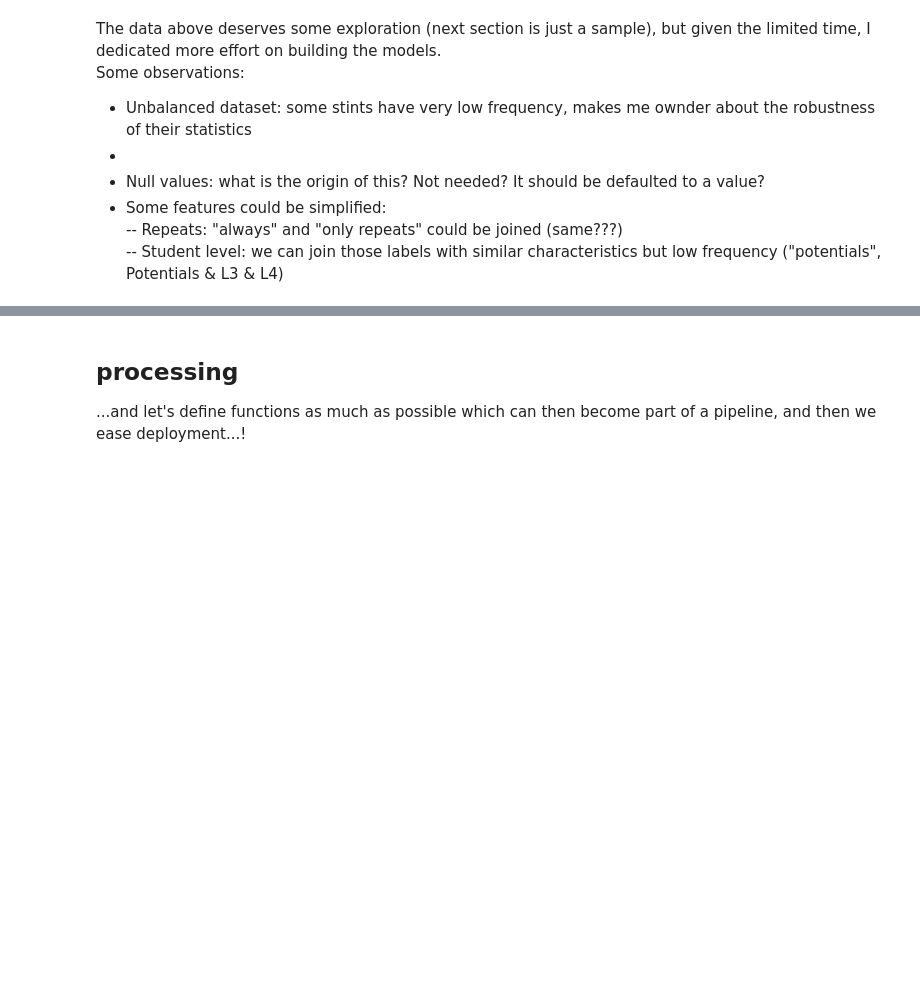
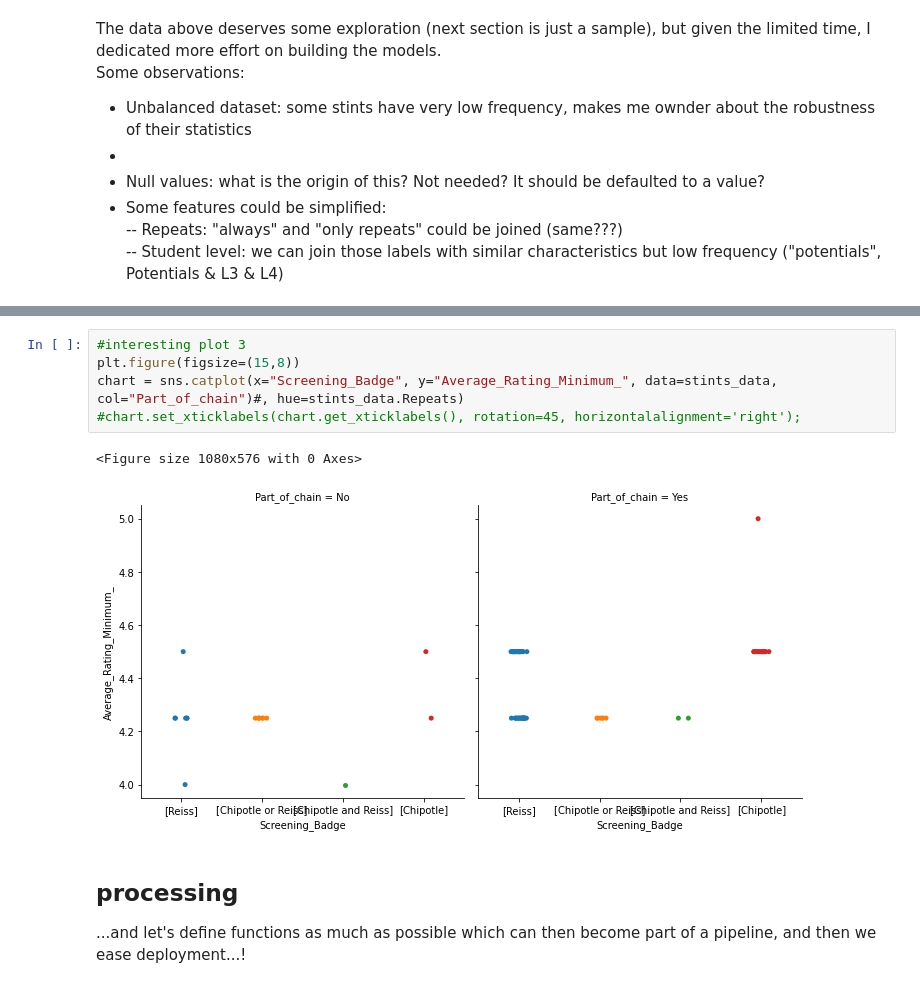
Before and after one commit to tawonque/students-jobs, a Jupyter notebook: notebooks/stints.ipynb, the cells around one changed output, grey strips where cells are left out. Drawn from its saved outputs; the diff is of its cells as text; blank space fills up the shorter version.

```diff
--- a/notebooks/stints.ipynb
+++ b/notebooks/stints.ipynb
@@ -214,3 +218,11 @@ sns.countplot(stints_data[col])
+# %%
+#interesting plot 3
+plt.figure(figsize=(15,8))
+chart = sns.catplot(x="Screening_Badge", y="Average_Rating_Minimum_", data=stints_data, col="Part_of_chain")#, hue=stints_data.Repeats)
+#chart.set_xticklabels(chart.get_xticklabels(), rotation=45, horizontalalignment='right');
+# %% [output]
+<Figure size 1080x576 with 0 Axes>
+[figure, added]
 # %% [markdown]
 ## processing
 ...and let's define functions as much as possible which can then become part of a pipeline, and then we ease deployment...!
```
Also changed, not shown: parts of 6 cells of this notebook.
